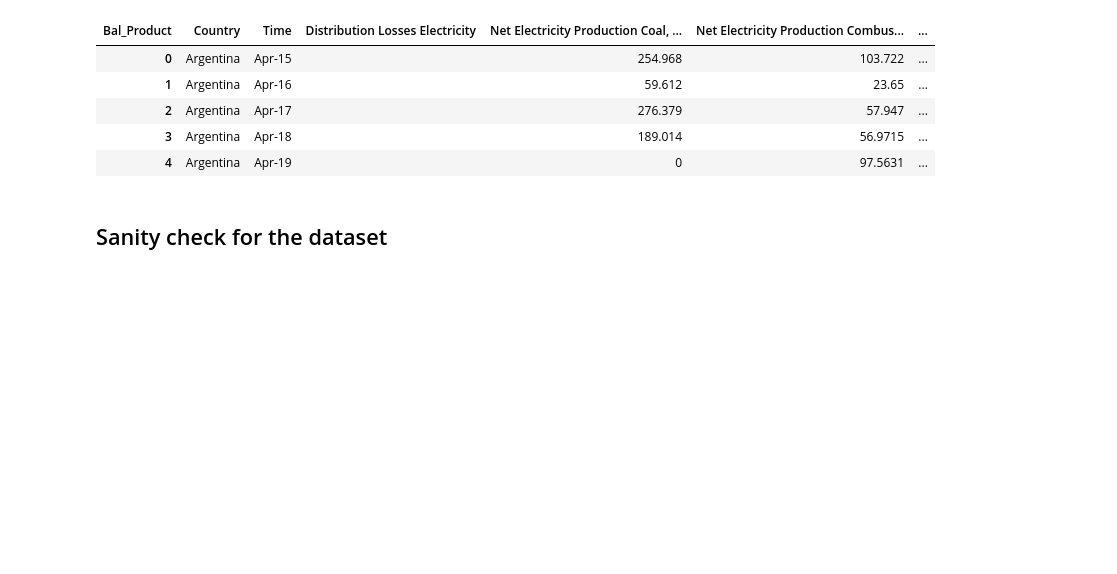
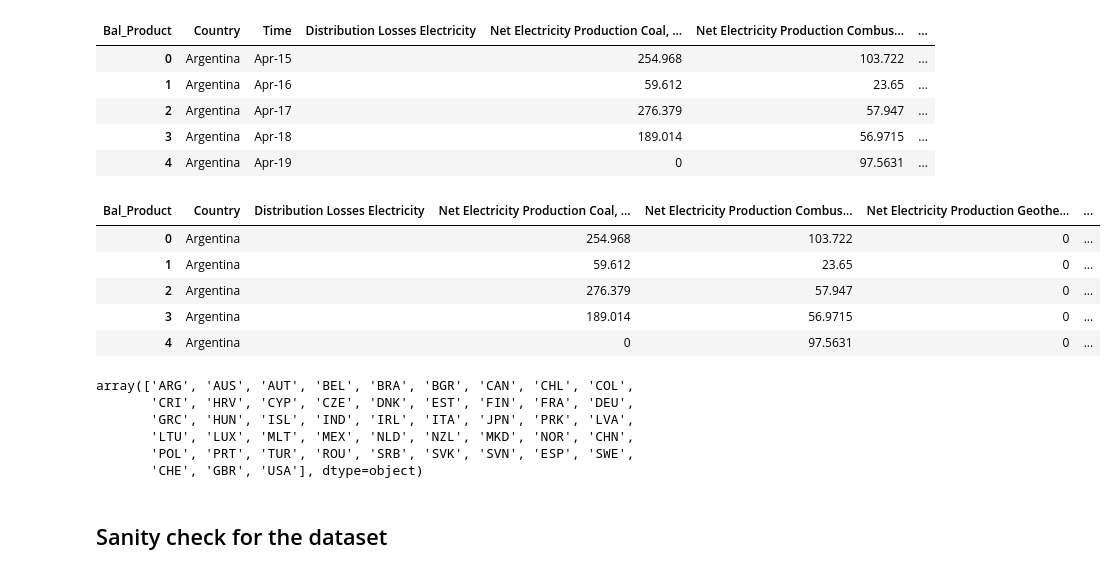
Before and after one commit to shwetajain1022/Project-4, a Jupyter notebook: population_gdp_SJ_WIP.ipynb, the cells around one changed output. Drawn from its saved outputs; the diff is of its cells as text; code cells hidden in the pictures; blank space fills up the shorter version.

```diff
--- a/population_gdp_SJ_WIP.ipynb
+++ b/population_gdp_SJ_WIP.ipynb
@@ -577,3 +704,29 @@ energyconsumption_df_2.head()
 | 2 | Argentina | Apr-17 |  | 276.379 | 57.947 | ... |
 | 3 | Argentina | Apr-18 |  | 189.014 | 56.9715 | ... |
 | 4 | Argentina | Apr-19 |  | 0 | 97.5631 | ... |
+# %%
+newMonthYear = energyconsumption_df_2["Time"].str.split("-", n = 1, expand = True)
+energyconsumption_df_2["Month"] = newMonthYear[0]
+energyconsumption_df_2["Year"] = '20'+newMonthYear[1]
+energyconsumption_df_2 = energyconsumption_df_2.drop(columns=['Time'])
+energyconsumption_df_2["Month"] = energyconsumption_df_2["Month"].replace("Jan","01")
+energyconsumption_df_2["Month"] = energyconsumption_df_2["Month"].replace("Feb","02")
+energyconsumption_df_2["Month"] = energyconsumption_df_2["Month"].replace("Mar","03")
+energyconsumption_df_2["Month"] = energyconsumption_df_2["Month"].replace("Apr","04")
+energyconsumption_df_2["Month"] = energyconsumption_df_2["Month"].replace("May","05")
+energyconsumption_df_2["Month"] = energyconsumption_df_2["Month"].replace("Jun","06")
+energyconsumption_df_2["Month"] = energyconsumption_df_2["Month"].replace("Jul","07")
+energyconsumption_df_2["Month"] = energyconsumption_df_2["Month"].replace("Aug","08")
+energyconsumption_df_2["Month"] = energyconsumption_df_2["Month"].replace("Sep","09")
+energyconsumption_df_2["Month"] = energyconsumption_df_2["Month"].replace("Oct","10")
+energyconsumption_df_2["Month"] = energyconsumption_df_2["Month"].replace("Nov","11")
+energyconsumption_df_2["Month"] = energyconsumption_df_2["Month"].replace("Dec","12")
+# %%
+energyconsumption_df_2.head()
+# %% [output]
+| Bal_Product | Country | Distribution Losses Electricity | Net Electricity Production Coal, ... | Net Electricity Production Combus... | Net Electricity Production Geothe... | ... |
+| 0 | Argentina |  | 254.968 | 103.722 | 0 | ... |
+| 1 | Argentina |  | 59.612 | 23.65 | 0 | ... |
+| 2 | Argentina |  | 276.379 | 57.947 | 0 | ... |
+| 3 | Argentina |  | 189.014 | 56.9715 | 0 | ... |
+| 4 | Argentina |  | 0 | 97.5631 | 0 | ... |
@@ -580,3 +735,12 @@ energyconsumption_df_2.head()
+# %%
+energyconsumption_df_2['Country Code'].unique()
+# %% [output]
+array(['ARG', 'AUS', 'AUT', 'BEL', 'BRA', 'BGR', 'CAN', 'CHL', 'COL',
+       'CRI', 'HRV', 'CYP', 'CZE', 'DNK', 'EST', 'FIN', 'FRA', 'DEU',
+       'GRC', 'HUN', 'ISL', 'IND', 'IRL', 'ITA', 'JPN', 'PRK', 'LVA',
+       'LTU', 'LUX', 'MLT', 'MEX', 'NLD', 'NZL', 'MKD', 'NOR', 'CHN',
+       'POL', 'PRT', 'TUR', 'ROU', 'SRB', 'SVK', 'SVN', 'ESP', 'SWE',
+       'CHE', 'GBR', 'USA'], dtype=object)
 # %%
 energyconsumption_df_2.to_csv("FinalModelCSV/EnergyConsumption.csv", index=False)
 # %% [markdown]
```
Also changed, not shown: parts of 21 cells of this notebook, 3 other files.
